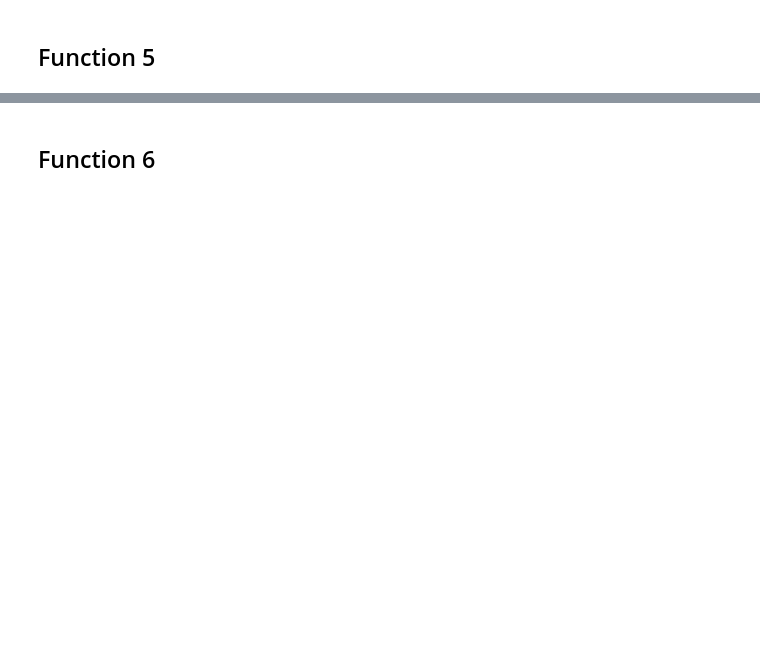
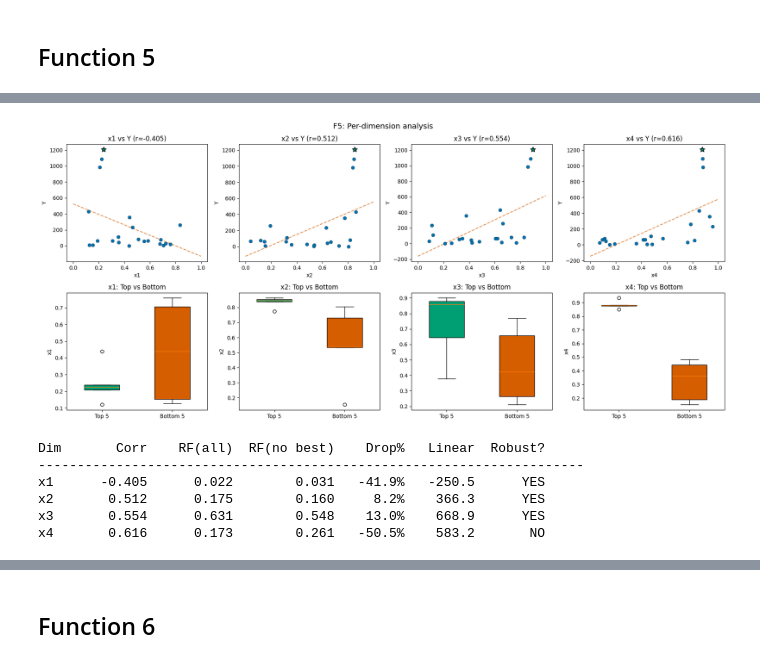
Before and after one commit to martinijfb/capstone_project_AI_ML, a Jupyter notebook: notebooks/week_03.ipynb, the cells around one changed output, grey strips where cells are left out. Cells and saved outputs as stored; diff of their text form; code cells hidden in the pictures; blank space fills up the shorter version.

```diff
--- a/notebooks/week_03.ipynb
+++ b/notebooks/week_03.ipynb
@@ -1162,0 +2264,80 @@ next_query_5 = None  # Replace with your chosen point
+# %%
+# F5 — Per-dimension correlations + boxplots
+fig, axes = plt.subplots(2, 4, figsize=(18, 8))
+dim_names = ["x1", "x2", "x3", "x4"]
+
+for d in range(4):
+    ax = axes[0, d]
+    ax.scatter(
+        X[:, d], Y, c=COLORS[0], s=40, edgecolors="black", linewidth=0.3, zorder=5
+    )
+    ax.scatter(
+        X[best_idx, d],
+        Y[best_idx],
+        c=COLORS[2],
+        s=100,
+        edgecolors="black",
+        linewidth=1,
+        zorder=6,
+        marker="*",
+    )
+    r = np.corrcoef(X[:, d], Y)[0, 1]
+    z = np.polyfit(X[:, d], Y, 1)
+    ax.plot([0, 1], [z[1], z[0] + z[1]], color=COLORS[1], linestyle="--", alpha=0.7)
+    ax.set_xlabel(dim_names[d])
+    ax.set_ylabel("Y")
+    ax.set_title(f"{dim_names[d]} vs Y (r={r:.3f})")
+
+top5 = np.argsort(Y)[-5:]
+bot5 = np.argsort(Y)[:5]
+for d in range(4):
+    ax = axes[1, d]
+    bp = ax.boxplot(
+        [X[top5, d], X[bot5, d]],
+        tick_labels=["Top 5", "Bottom 5"],
+        patch_artist=True,
+        widths=0.5,
+    )
+    bp["boxes"][0].set_facecolor(COLORS[2])
+    bp["boxes"][1].set_facecolor(COLORS[1])
+    ax.set_ylabel(dim_names[d])
+    ax.set_title(f"{dim_names[d]}: Top vs Bottom")
+
+plt.suptitle("F5: Per-dimension analysis", fontsize=14)
+plt.tight_layout()
+plt.savefig(
+    "../plots/week_03/function_5_correlations.png", dpi=150, bbox_inches="tight"
+)
+plt.show()
+# %% [output]
+[figure, added]
+# %%
+# F5 — Feature importance & robustness
+from sklearn.ensemble import RandomForestRegressor as RF_imp
+from sklearn.linear_model import LinearRegression
+
+rf_all = RF_imp(n_estimators=200, random_state=42).fit(X, Y)
+imp_all = rf_all.feature_importances_
+mask_nb = np.arange(n_pts) != best_idx
+rf_nb = RF_imp(n_estimators=200, random_state=42).fit(X[mask_nb], Y[mask_nb])
+imp_nb = rf_nb.feature_importances_
+corrs = [np.corrcoef(X[:, d], Y)[0, 1] for d in range(4)]
+lr = LinearRegression().fit(X, Y)
+
+print(
+    f"{'Dim':<5} {'Corr':>8} {'RF(all)':>10} {'RF(no best)':>12} {'Drop%':>8} {'Linear':>8} {'Robust?':>8}"
+)
+print("-" * 70)
+for d in range(4):
+    drop = (1 - imp_nb[d] / imp_all[d]) * 100 if imp_all[d] > 0 else 0
+    robust = "YES" if abs(drop) < 50 else "NO"
+    print(
+        f"x{d + 1:<4} {corrs[d]:>8.3f} {imp_all[d]:>10.3f} {imp_nb[d]:>12.3f} {drop:>7.1f}% {lr.coef_[d]:>8.1f} {robust:>8}"
+    )
+# %% [output]
+Dim       Corr    RF(all)  RF(no best)    Drop%   Linear  Robust?
+----------------------------------------------------------------------
+x1      -0.405      0.022        0.031   -41.9%   -250.5      YES
+x2       0.512      0.175        0.160     8.2%    366.3      YES
+x3       0.554      0.631        0.548    13.0%    668.9      YES
+x4       0.616      0.173        0.261   -50.5%    583.2       NO
```
Also changed, not shown: parts of 56 cells of this notebook, 14 other files.
